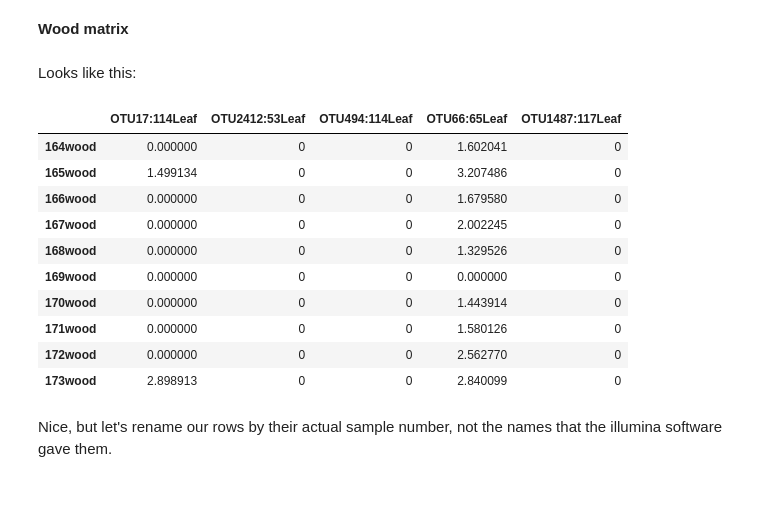
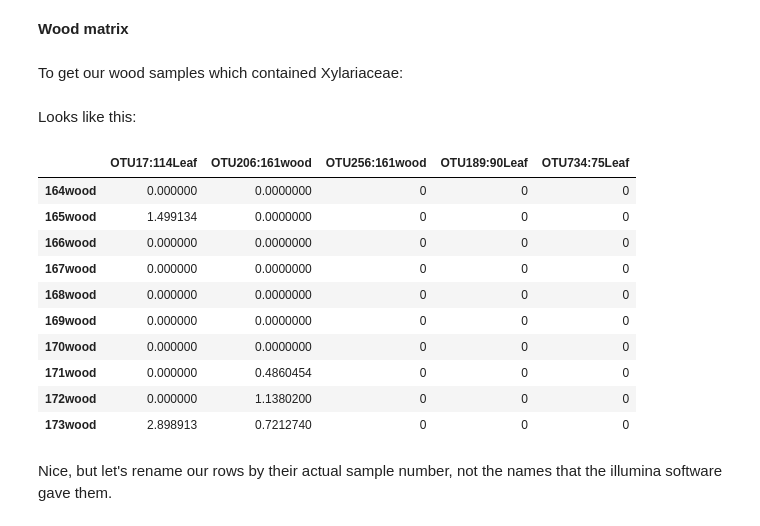
Before and after one commit to danchurch/taiwan_combined, a Jupyter notebook: XylariaLeafWoodStats.ipynb, the cells around one changed output. Drawn from its saved outputs; the diff is of its cells as text; code cells hidden in the pictures; blank space fills up the shorter version.

```diff
--- a/XylariaLeafWoodStats.ipynb
+++ b/XylariaLeafWoodStats.ipynb
@@ -330,18 +327,25 @@ woodmat <- t(otu_table(wood95)@.Data) ## use otu table command to turn this into
+# %% [markdown]
+To get our wood samples which contained Xylariaceae:
+# %%
+wood95 <- subset_samples(deseq95, Library=='W') ## wood samples only
+Xwood95 <- subset_taxa(wood95, Family=='Xylariaceae') ## subset to Xyalriaceae
+Xwoodmat <- t(otu_table(Xwood95)@.Data) ## get our species matrix out
+Xwoodmat <- Xwoodmat[,colSums(Xwoodmat) > 0] ## get rid of empty columns
 # %% [markdown]
 Looks like this:
 # %%
-woodmat[1:10,1:5]
+Xwoodmat[1:10,1:5]
 # %% [output]
-|  | OTU17:114Leaf | OTU2412:53Leaf | OTU494:114Leaf | OTU66:65Leaf | OTU1487:117Leaf |
-| 164wood | 0.000000 | 0 | 0 | 1.602041 | 0 |
-| 165wood | 1.499134 | 0 | 0 | 3.207486 | 0 |
-| 166wood | 0.000000 | 0 | 0 | 1.679580 | 0 |
-| 167wood | 0.000000 | 0 | 0 | 2.002245 | 0 |
-| 168wood | 0.000000 | 0 | 0 | 1.329526 | 0 |
-| 169wood | 0.000000 | 0 | 0 | 0.000000 | 0 |
-| 170wood | 0.000000 | 0 | 0 | 1.443914 | 0 |
-| 171wood | 0.000000 | 0 | 0 | 1.580126 | 0 |
-| 172wood | 0.000000 | 0 | 0 | 2.562770 | 0 |
-| 173wood | 2.898913 | 0 | 0 | 2.840099 | 0 |
+|  | OTU17:114Leaf | OTU206:161wood | OTU256:161wood | OTU189:90Leaf | OTU734:75Leaf |
+| 164wood | 0.000000 | 0.0000000 | 0 | 0 | 0 |
+| 165wood | 1.499134 | 0.0000000 | 0 | 0 | 0 |
+| 166wood | 0.000000 | 0.0000000 | 0 | 0 | 0 |
+| 167wood | 0.000000 | 0.0000000 | 0 | 0 | 0 |
+| 168wood | 0.000000 | 0.0000000 | 0 | 0 | 0 |
+| 169wood | 0.000000 | 0.0000000 | 0 | 0 | 0 |
+| 170wood | 0.000000 | 0.0000000 | 0 | 0 | 0 |
+| 171wood | 0.000000 | 0.4860454 | 0 | 0 | 0 |
+| 172wood | 0.000000 | 1.1380200 | 0 | 0 | 0 |
+| 173wood | 2.898913 | 0.7212740 | 0 | 0 | 0 |
 # %% [markdown]
 Nice, but let's rename our rows by their actual sample number, not the names that the illumina software gave them.
```
Also changed, not shown: parts of 27 cells of this notebook.
